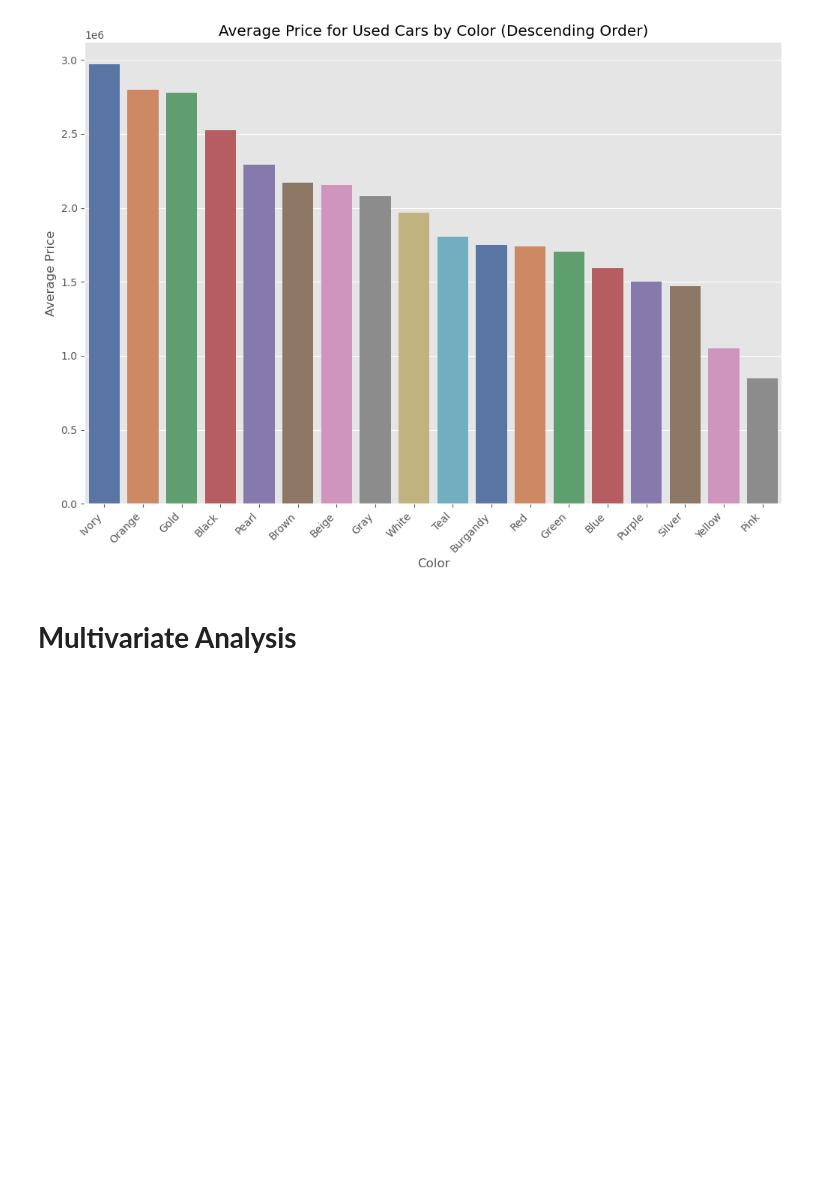
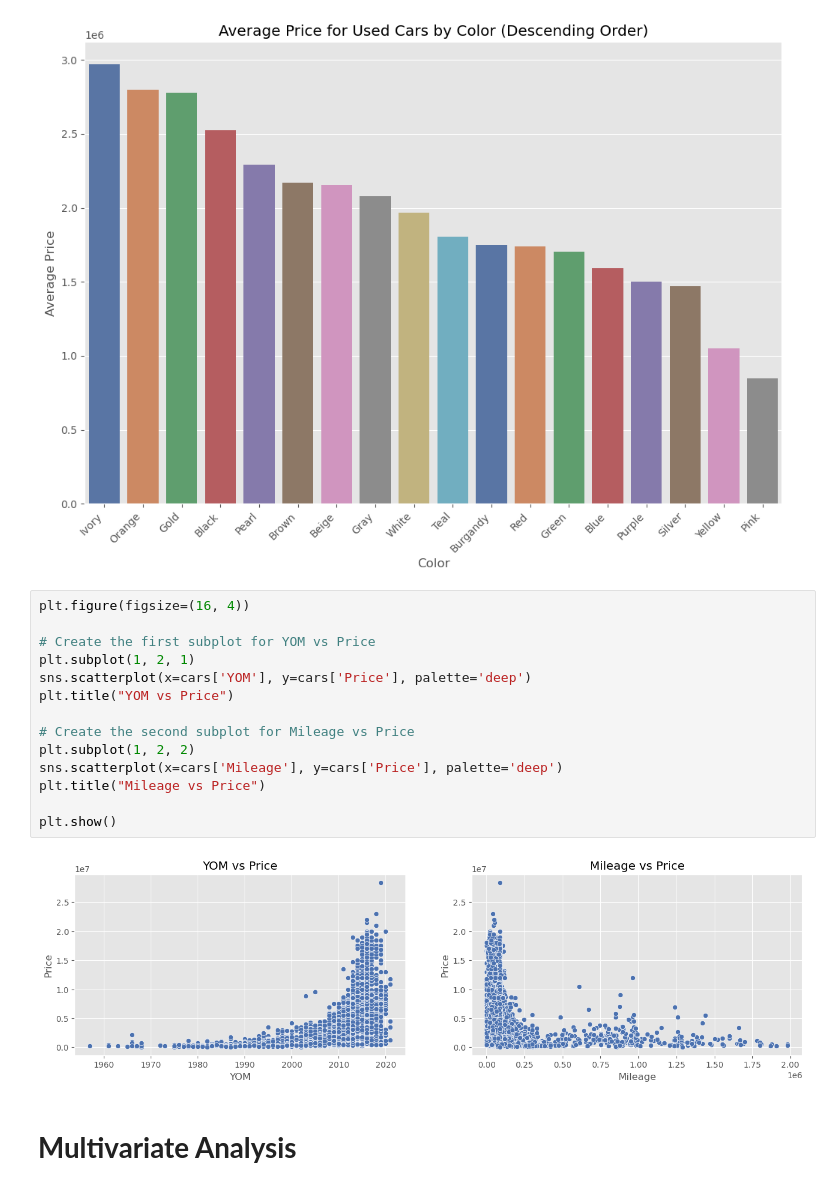
Before and after one commit to Cynthiachelangat/groupcarproject, a Jupyter notebook: model.ipynb, the cells around one changed output. Drawn from its saved outputs; the diff is of its cells as text; blank space fills up the shorter version.

```diff
--- a/model.ipynb
+++ b/model.ipynb
@@ -469,6 +472,22 @@ plt.xticks(rotation=45, ha="right")
 plt.show()
 # %% [output]
 [figure]
+# %%
+plt.figure(figsize=(16, 4))
+
+# Create the first subplot for YOM vs Price
+plt.subplot(1, 2, 1)
+sns.scatterplot(x=cars['YOM'], y=cars['Price'], palette='deep')
+plt.title("YOM vs Price")
+
+# Create the second subplot for Mileage vs Price
+plt.subplot(1, 2, 2)
+sns.scatterplot(x=cars['Mileage'], y=cars['Price'], palette='deep')
+plt.title("Mileage vs Price")
+
+plt.show()
+# %% [output]
+[figure, added]
 # %% [markdown]
 # **Multivariate Analysis**
 # %% [markdown]
```
Also changed, not shown: parts of 11 cells of this notebook.
